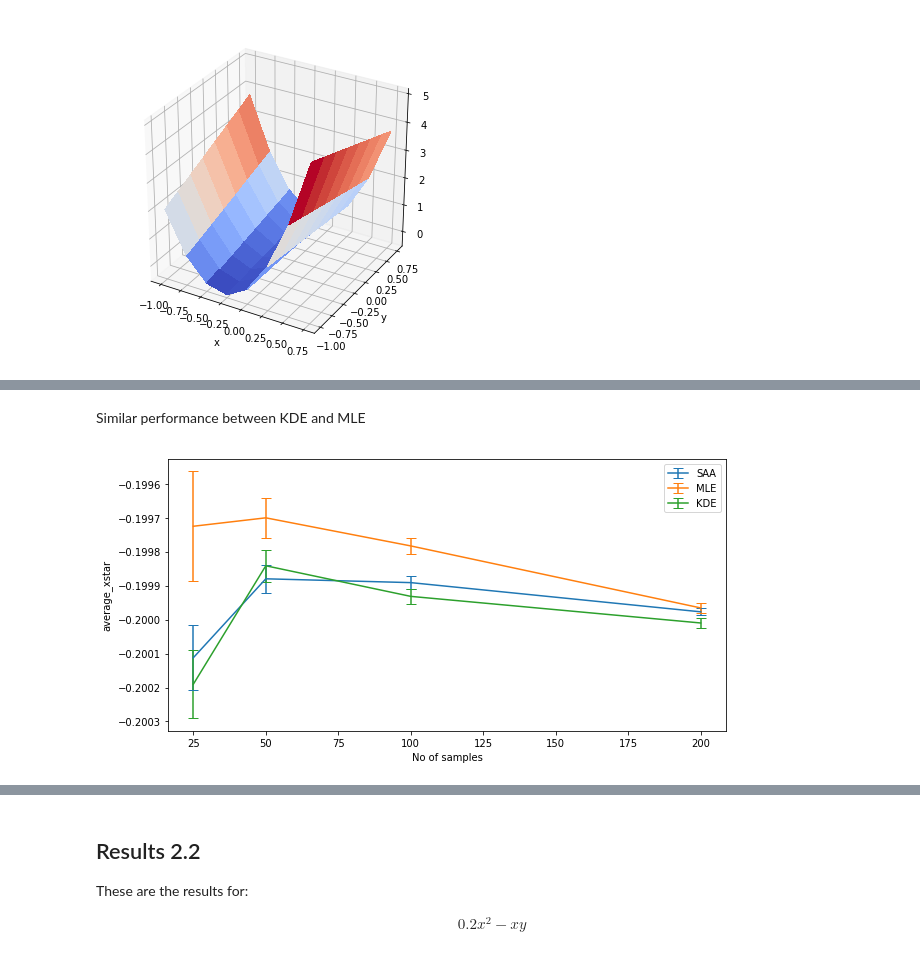
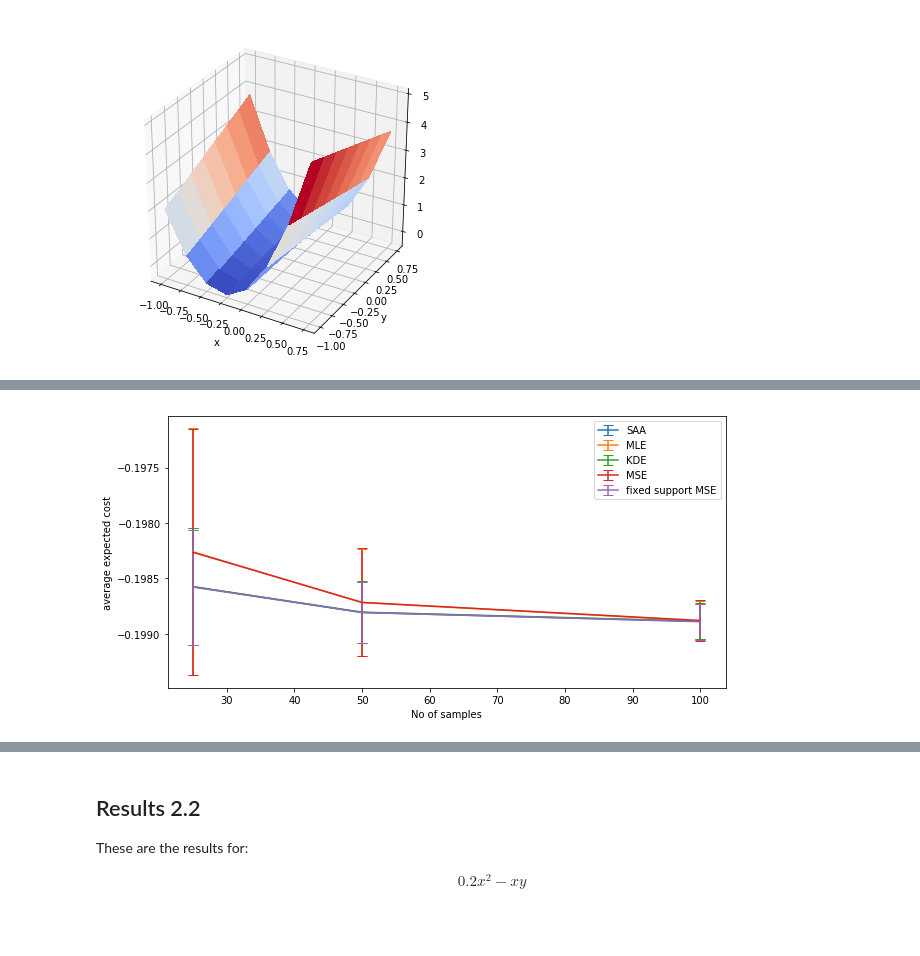
Before and after one commit to harrisonnguyen/stochastic_optimisation, a Jupyter notebook: MLE/investigating_different_beta_cost_functions.ipynb, the cells around one changed output, grey strips where cells are left out. Saved outputs shown, nothing was run; the diff lists cells and outputs as text; code cells hidden in the pictures; blank space fills up the shorter version.

Commit message:
added computation of expected cost and mse

```diff
--- a/MLE/investigating_different_beta_cost_functions.ipynb
+++ b/MLE/investigating_different_beta_cost_functions.ipynb
@@ -98,7 +109,7 @@ fit_beta(Y4,50,x,'mle',floc=-1,fscale=2)
 # %%
-N = [25,50,100,200]
+N = [25,50,100]
 n_iter = 500
-n_samples = 1000
+n_samples = 10000
 # %%
 # simple quadratic cost function
 # f1 = lambda x,y: -x*y + 0.2*x**2
@@ -154,20 +178,20 @@ def minimise_methods(distribution,function,N,n_iter=500):
     return results
 # %%
-def plot_result(results,plot_histogram=False):
+def plot_result(results,plot_histogram=False,y_label='average expected cost'):
     plt.figure(figsize=(10,5))
     if plot_histogram:
-        for i in range(3):
+        for i in range(results.shape[0]):
             plt.hist(results[i,:,0],bins=30,normed=True,alpha=1.0/(i+1))
             plt.title("Distribution of x_star for N=25")
     else:
         mean=np.mean(results,axis=1)
-        std=np.var(results,axis=1)
-        for i in range(3):
+        std=np.std(results,axis=1)
+        for i in range(results.shape[0]):
             #plt.plot(N,mean[i])
             plt.errorbar(N, mean[i], yerr=std[i],capsize=5)
         plt.xlabel('No of samples')
-        plt.ylabel('average_xstar')
-    plt.legend(['SAA','MLE','KDE'])
+        plt.ylabel(y_label)
+    plt.legend(['SAA','MLE','KDE','MSE','fixed support MSE'])
 # %% [markdown]
 ## Results 2.1
 These are the results for: <br>
@@ -195,6 +221,15 @@ results1 = minimise_methods(Y1,f1_mean,N,n_iter)
-# %% [markdown]
-Similar performance between KDE and MLE
+# %%
+def calculate_expected_cost(x_star_array,distribution,function,n_samples=10000):
+    """
+    we calculate the expected cost for a given x*, cost function and
+    beta distribution using monte carlo
+    """
+    samples = distribution.rvs(n_samples)
+    expected_cost = np.mean(function(np.reshape(x_star_array,(-1,1)),samples),axis=1)
+    return np.reshape(expected_cost,x_star_array.shape)
+# %%
+expected_cost1 = calculate_expected_cost(results1,Y1,f1)
 # %%
-plot_result(results1)
+plot_result(expected_cost1)
 # %% [output]
-[figure, old version]
+[figure, new version]
```
Also changed, not shown: parts of 41 cells of this notebook.
